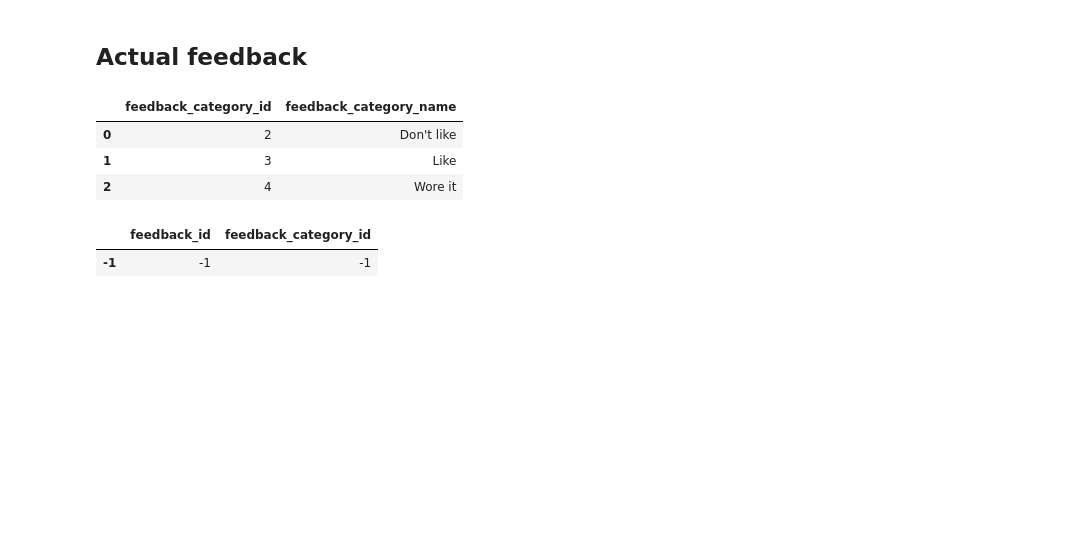
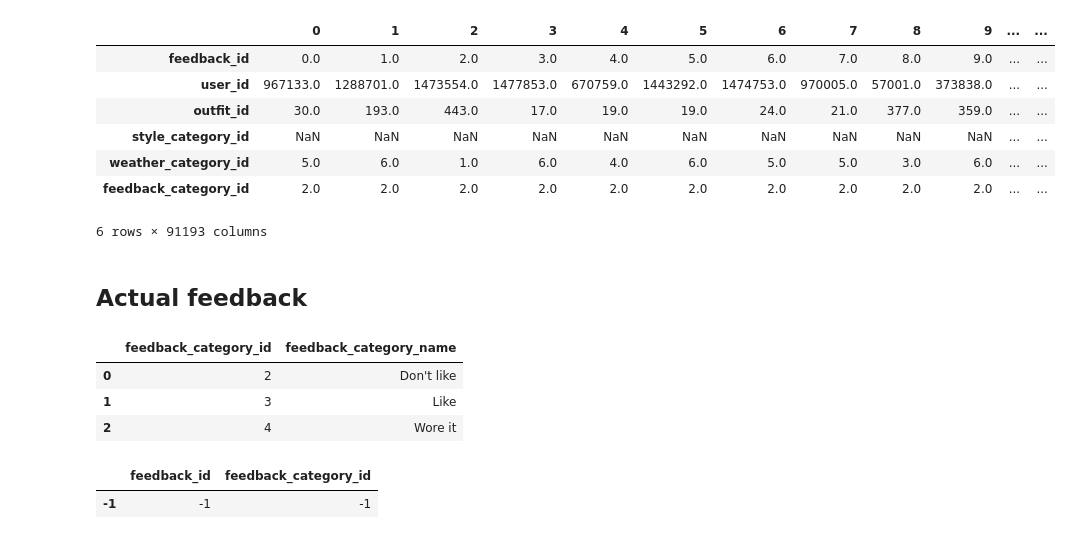
Before and after one commit to tkornuta/python-sandbox, a Jupyter notebook: panda/visualize_feedback2.ipynb, the cells around one changed output. Saved outputs shown, nothing was run; the diff lists cells and outputs as text; code cells hidden in the pictures; blank space fills up the shorter version.

```diff
--- a/panda/visualize_feedback2.ipynb
+++ b/panda/visualize_feedback2.ipynb
@@ -5,11 +5,20 @@ import matplotlib.pyplot as plt
 # %%
 # Load csv file
 df = pd.read_csv('data2/feedback.csv')
 # Add index column
 df.reset_index(inplace=True)
 # Rename columns
 df.columns = 'feedback_id user_id outfit_id style_category_id weather_category_id feedback_category_id'.split()
-#df.transpose()
+df.transpose()
+# %% [output]
+|  | 0 | 1 | 2 | 3 | 4 | 5 | 6 | 7 | 8 | 9 | ... | ... |
+| feedback_id | 0.0 | 1.0 | 2.0 | 3.0 | 4.0 | 5.0 | 6.0 | 7.0 | 8.0 | 9.0 | ... | ... |
+| user_id | 967133.0 | 1288701.0 | 1473554.0 | 1477853.0 | 670759.0 | 1443292.0 | 1474753.0 | 970005.0 | 57001.0 | 373838.0 | ... | ... |
+| outfit_id | 30.0 | 193.0 | 443.0 | 17.0 | 19.0 | 19.0 | 24.0 | 21.0 | 377.0 | 359.0 | ... | ... |
+| style_category_id | NaN | NaN | NaN | NaN | NaN | NaN | NaN | NaN | NaN | NaN | ... | ... |
+| weather_category_id | 5.0 | 6.0 | 1.0 | 6.0 | 4.0 | 6.0 | 5.0 | 5.0 | 3.0 | 6.0 | ... | ... |
+| feedback_category_id | 2.0 | 2.0 | 2.0 | 2.0 | 2.0 | 2.0 | 2.0 | 2.0 | 2.0 | 2.0 | ... | ... |
+6 rows × 91193 columns
 # %% [markdown]
 ## Actual feedback
 # %%
```
Also changed, not shown: parts of 1 cell of this notebook, 4 other files.
